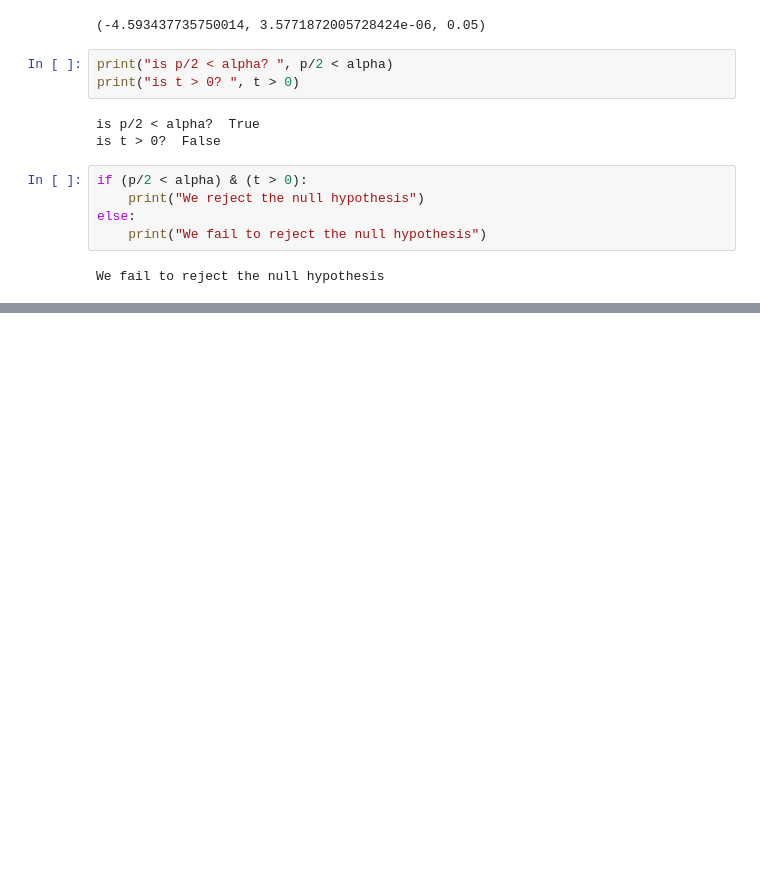
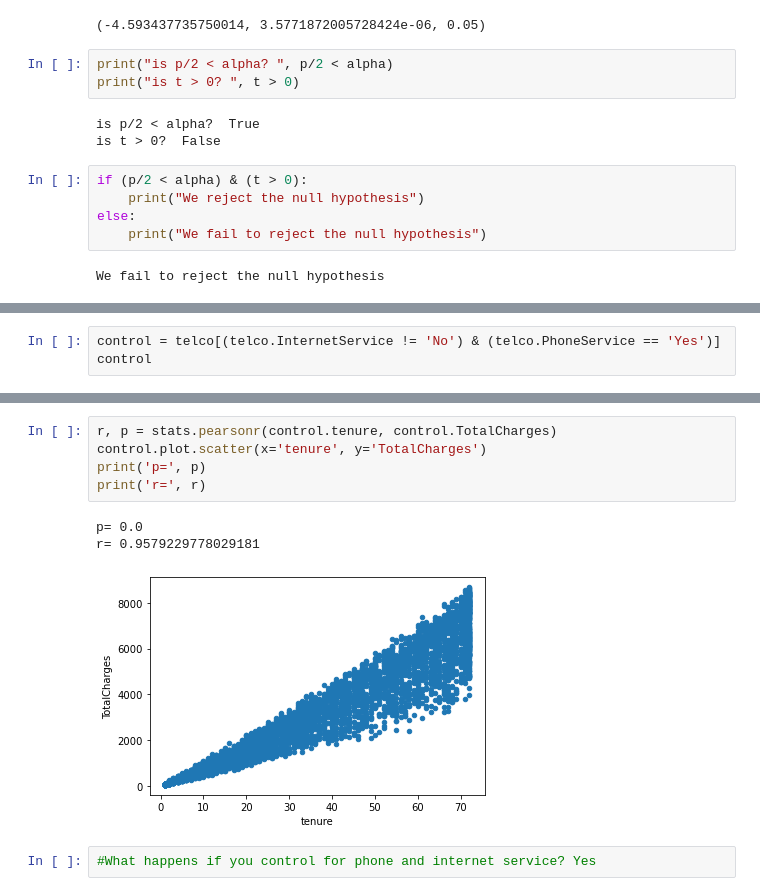
Before and after one commit to Jgardin875/statistics-exercises, a Jupyter notebook: hypothesis_testing.ipynb, the cells around one changed output, grey strips where cells are left out. Saved outputs shown, nothing was run; the diff lists cells and outputs as text; blank space fills up the shorter version.

```diff
--- a/hypothesis_testing.ipynb
+++ b/hypothesis_testing.ipynb
@@ -174,0 +301,3 @@ We fail to reject the null hypothesis
+# %%
+control = telco[(telco.InternetService != 'No') & (telco.PhoneService == 'Yes')]
+control
@@ -174,0 +318,11 @@ We fail to reject the null hypothesis
+# %%
+r, p = stats.pearsonr(control.tenure, control.TotalCharges)
+control.plot.scatter(x='tenure', y='TotalCharges')
+print('p=', p)
+print('r=', r)
+# %% [output]
+p= 0.0
+r= 0.9579229778029181
+[figure, added]
+# %%
+#What happens if you control for phone and internet service? Yes
```
Also changed, not shown: parts of 82 cells of this notebook.
